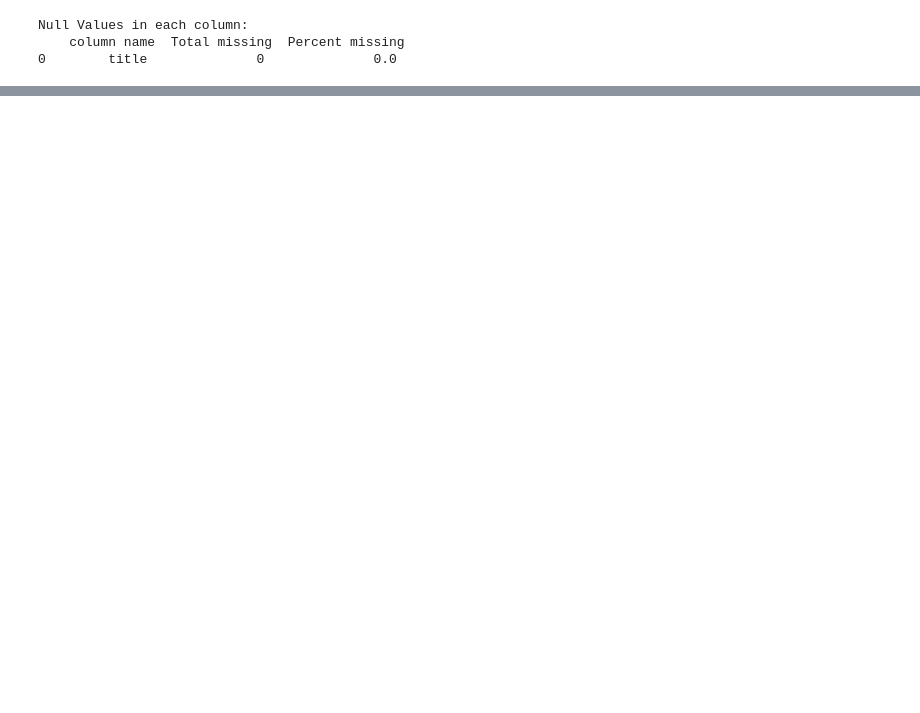
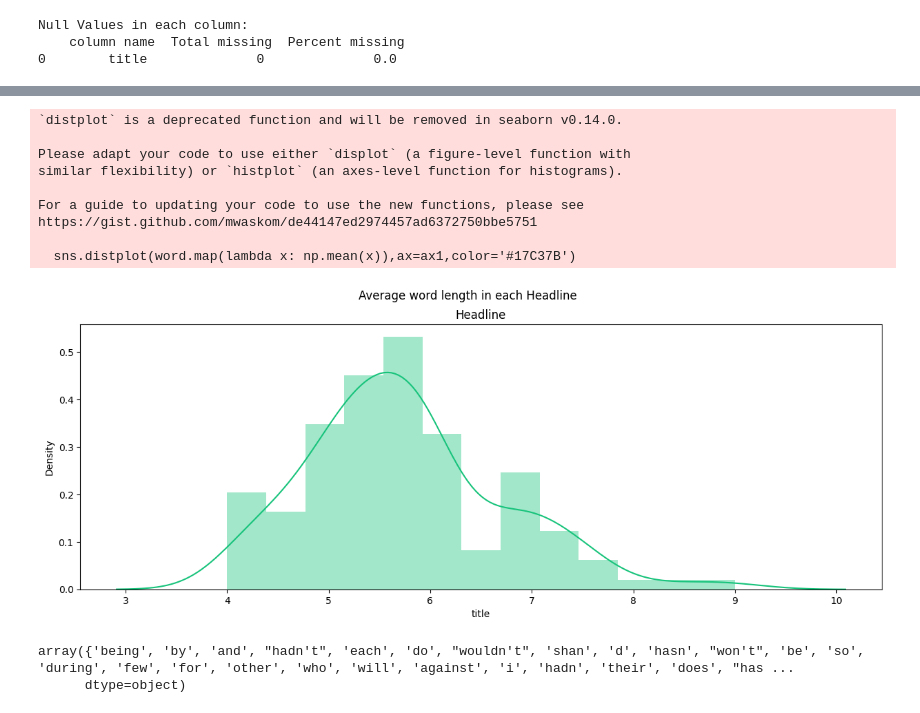
Before and after one commit to kaysho/MSc-Thesis, a Jupyter notebook: FetchCryptocurrencyNews.ipynb, the cells around one changed output, grey strips where cells are left out. Cells and saved outputs as stored; diff of their text form; code cells hidden in the pictures; blank space fills up the shorter version.

```diff
--- a/FetchCryptocurrencyNews.ipynb
+++ b/FetchCryptocurrencyNews.ipynb
@@ -194,9 +207,20 @@ plt.show()
 # %%
 fig,(ax1)=plt.subplots(figsize=(15,5))
 
-headline_length=pandas_table['title'].str.split().apply(lambda x : [len(i) for i in x])
-ax1.hist(headline_length,color='#17C37B')
+word=pandas_table['title'].str.split().apply(lambda x : [len(i) for i in x])
+sns.distplot(word.map(lambda x: np.mean(x)),ax=ax1,color='#17C37B')
 ax1.set_title('Headline')
 
 fig.suptitle('Average word length in each Headline')
 plt.show()
+# %% [output]
+`distplot` is a deprecated function and will be removed in seaborn v0.14.0.
+
+Please adapt your code to use either `displot` (a figure-level function with
+similar flexibility) or `histplot` (an axes-level function for histograms).
+
+For a guide to updating your code to use the new functions, please see
+https://gist.github.com/mwaskom/de44147ed2974457ad6372750bbe5751
+
+  sns.distplot(word.map(lambda x: np.mean(x)),ax=ax1,color='#17C37B')
+[figure, added]
@@ -202,0 +235,5 @@ plt.show()
+# %%
+np.array(stop)
+# %% [output]
+array({'being', 'by', 'and', "hadn't", 'each', 'do', "wouldn't", 'shan', 'd', 'hasn', "won't", 'be', 'so', 'during', 'few', 'for', 'other', 'who', 'will', 'against', 'i', 'hadn', 'their', 'does', "has ...
+      dtype=object)
```
Also changed, not shown: parts of 31 cells of this notebook, 1 other file.
